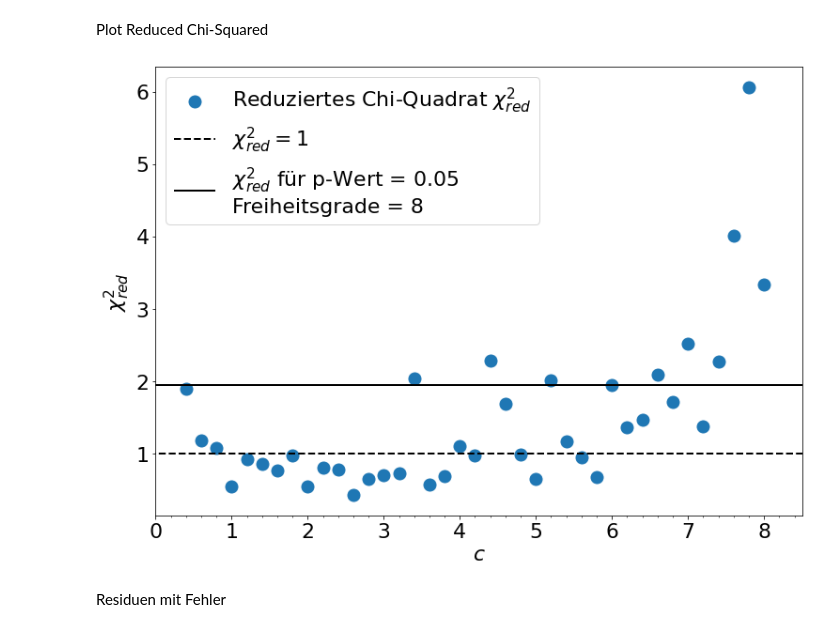
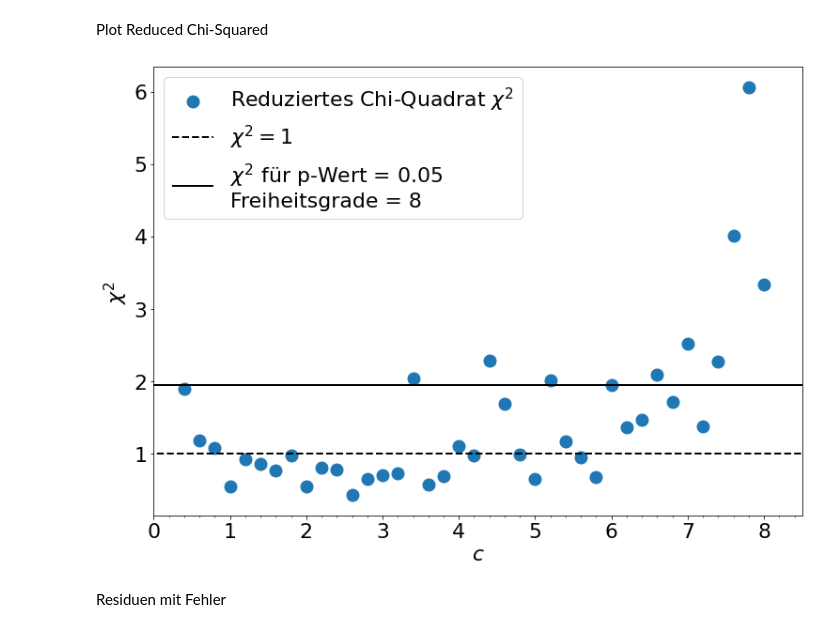
Before and after one commit to T1mors/FPR, a Jupyter notebook: 4 Phasenübergänge/Auswertung.ipynb, the cells around one changed output. Saved outputs shown, nothing was run; the diff lists cells and outputs as text; code cells hidden in the pictures.

```diff
--- a/4 Phasenübergänge/Auswertung.ipynb
+++ b/4 Phasenübergänge/Auswertung.ipynb
@@ -136,8 +150,9 @@ def compute_residual_and_diff_var (fit_function, data_x, data_y, data_y_error, a
 # %%
 df = 8 # Number of degrees of freedom
 path = normpath(paths.Modul1+'Data/Xc/Auswertung/plot_xc_gnu_High_deg.dat')
-data_xc = pd.read_csv(path, sep=" ", comment='#', names=get_header(path))
-c, x_c, x_c_err = na(data_xc['c']), na(data_xc['x_c']), na(data_xc['x_c_err'])
+data_mod1 = pd.read_csv(path, sep=" ", comment='#', names=get_header(path))
+
+c, x_c, x_c_err = na(data_mod1['c']), na(data_mod1['x_c']), na(data_mod1['x_c_err'])
 fig, ax = plt.subplots(figsize=(11,8), tight_layout=True)
 ax.errorbar(c, x_c, x_c_err, zorder=3, label="Highest-Degree-Heuristik", c="C0", fmt="o", ecolor="C3", elinewidth=4, capsize=6, fillstyle="none", markeredgewidth=2)
 ax.plot(c, x_c, ls = "--", c="C0", alpha=0.8, zorder=2)
@@ -155,22 +170,22 @@ plt.savefig('Abb/Mod1_high_deg.png')
 Plot Reduced Chi-Squared
 # %%
 fig, ax = plt.subplots(figsize=(11,8), tight_layout=True)
-ax.scatter(data_xc['c'], data_xc['chi_square'], label='Reduziertes Chi-Quadrat $\chi_{red}^2$')
-ax.hlines(y=1, xmin=-1, xmax=10, ls='--', label='$\chi_{red}^2 = 1$')
+ax.scatter(data_mod1['c'], data_mod1['chi_square'], label='Reduziertes Chi-Quadrat $\chi^2$')
+ax.hlines(y=1, xmin=-1, xmax=10, ls='--', label='$\chi^2 = 1$')
 # Get the maximum of chi-squared that would be acceptable
 chi_max = chi2.ppf(0.95, df)
 chi_red_max = chi_max/df
-ax.hlines(y=chi_red_max, xmin=-1, xmax=10, ls='-', label='$\chi_{red}^2$ für p-Wert = 0.05\nFreiheitsgrade = 8')
+ax.hlines(y=chi_red_max, xmin=-1, xmax=10, ls='-', label='$\chi^2$ für p-Wert = 0.05\nFreiheitsgrade = 8')
 
 ax.set_xlabel('$c$')
-ax.set_ylabel('$\chi_{red}^2$')
+ax.set_ylabel('$\chi^2$')
 ax.set_xlim(0,8.5)
 ax.xaxis.set_minor_locator(AutoMinorLocator())
 
 ax.legend()
 plt.savefig('Abb/Mod1_high_deg_chi_squared_red.png')
 # %% [output]
-[figure, old version]
+[figure, new version]
 # %% [markdown]
 Residuen mit Fehler
 # %%
```
Also changed, not shown: parts of 12 cells of this notebook, 23 other files.
